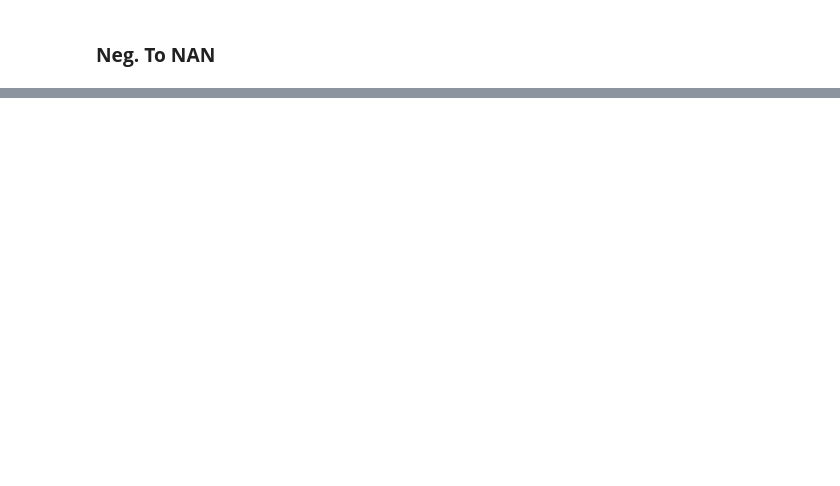
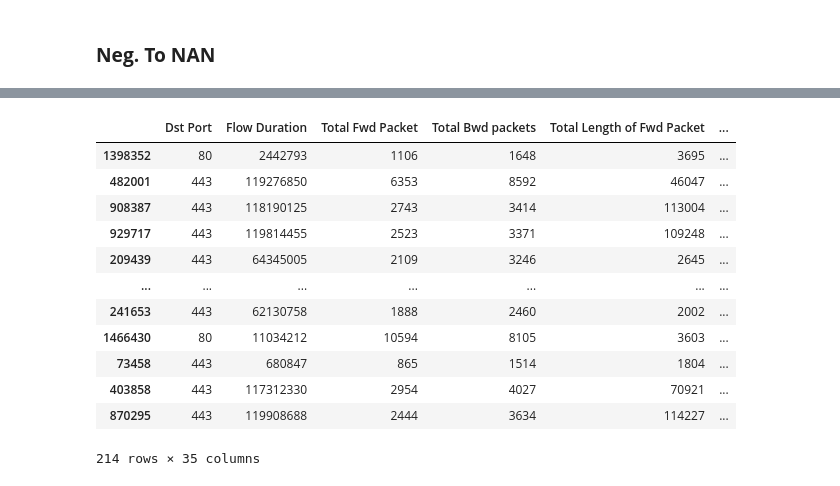
Before and after one commit to mohamed-12-tarek/SentinelAI, a Jupyter notebook: src/demo_preprocessing.ipynb, the cells around one changed output, grey strips where cells are left out. Drawn from its saved outputs; the diff is of its cells as text; code cells hidden in the pictures; blank space fills up the shorter version.

Commit message:
FEAT: Preparing Model

```diff
--- a/src/demo_preprocessing.ipynb
+++ b/src/demo_preprocessing.ipynb
@@ -113,2 +76,4 @@ df.drop(columns=droped, inplace=True)
+# %%
+df = df.drop_duplicates(subset=feat, ignore_index=True)
 # %%
 df['Bin Label'] = np.where(df['Label'] == 'BENIGN', 'BENIGN', 'ATTACK')
@@ -120,7 +80,5 @@ Name: count, dtype: int64
 # %% [markdown]
 ### **Neg. To NAN**
 # %%
-neg_cols = ['Fwd Header Length', 'Bwd Header Length']
-for i, col in enumerate(neg_cols):
-    mask = df[neg_cols[i]] < 0
-    df[mask] = np.nan
+for col in ["Fwd Header Length", "Bwd Header Length"]:
+    df.loc[df[col] < 0, col] = np.nan
@@ -126,0 +100,5 @@ for i, col in enumerate(neg_cols):
+# %%
+attempted = df[df["Attack Type"] == "ATTEMPTED"]
+attempted.to_parquet(PROCESSED_DIR / "attempted.parquet", index=False)
+
+df_v1 = df[df["Attack Type"] != "ATTEMPTED"]
@@ -126,0 +205,29 @@ for i, col in enumerate(neg_cols):
+# %%
+from sklearn.ensemble import RandomForestClassifier
+import matplotlib.pyplot as plt
+
+sample_size = min(300000, len(X_train))
+X_sample = X_train.sample(sample_size, random_state=42)
+y_sample = y_train.loc[X_sample.index, "Attack Type"]
+
+model = RandomForestClassifier(n_estimators=50, random_state=42, n_jobs=-1)
+model.fit(X_sample, y_sample)
+
+importances = pd.Series(model.feature_importances_, index=X_sample.columns)
+
+top_features = importances.sort_values(ascending=False).head(20)
+
+print(f"Original Features: {X_train.shape[1]}")
+print(f"Selected Features: {X_train_selected.shape[1]}")
+print(f"Removed Features: {X_train.shape[1] - X_train_selected.shape[1]}\n")
+print(top_features)
+
+
+top_features.plot(kind='barh', figsize=(10, 6))
+plt.title("Top 20 Important Features")
+plt.show()
+
+final_selected_features = importances[importances > 0.005].index.tolist()
+X_train_selected = X_train[final_selected_features]
+X_val_selected = X_val[final_selected_features]
+X_test_selected = X_test[final_selected_features]
@@ -126,0 +253,16 @@ for i, col in enumerate(neg_cols):
+# %%
+X_train_selected[X_train_selected['Fwd Header Length'].isna()]
+# %% [output]
+|  | Dst Port | Flow Duration | Total Fwd Packet | Total Bwd packets | Total Length of Fwd Packet | ... |
+| 1398352 | 80 | 2442793 | 1106 | 1648 | 3695 | ... |
+| 482001 | 443 | 119276850 | 6353 | 8592 | 46047 | ... |
+| 908387 | 443 | 118190125 | 2743 | 3414 | 113004 | ... |
+| 929717 | 443 | 119814455 | 2523 | 3371 | 109248 | ... |
+| 209439 | 443 | 64345005 | 2109 | 3246 | 2645 | ... |
+| ... | ... | ... | ... | ... | ... | ... |
+| 241653 | 443 | 62130758 | 1888 | 2460 | 2002 | ... |
+| 1466430 | 80 | 11034212 | 10594 | 8105 | 3603 | ... |
+| 73458 | 443 | 680847 | 865 | 1514 | 1804 | ... |
+| 403858 | 443 | 117312330 | 2954 | 4027 | 70921 | ... |
+| 870295 | 443 | 119908688 | 2444 | 3634 | 114227 | ... |
+214 rows × 35 columns
```
Also changed, not shown: parts of 17 cells of this notebook, 3 other files.
